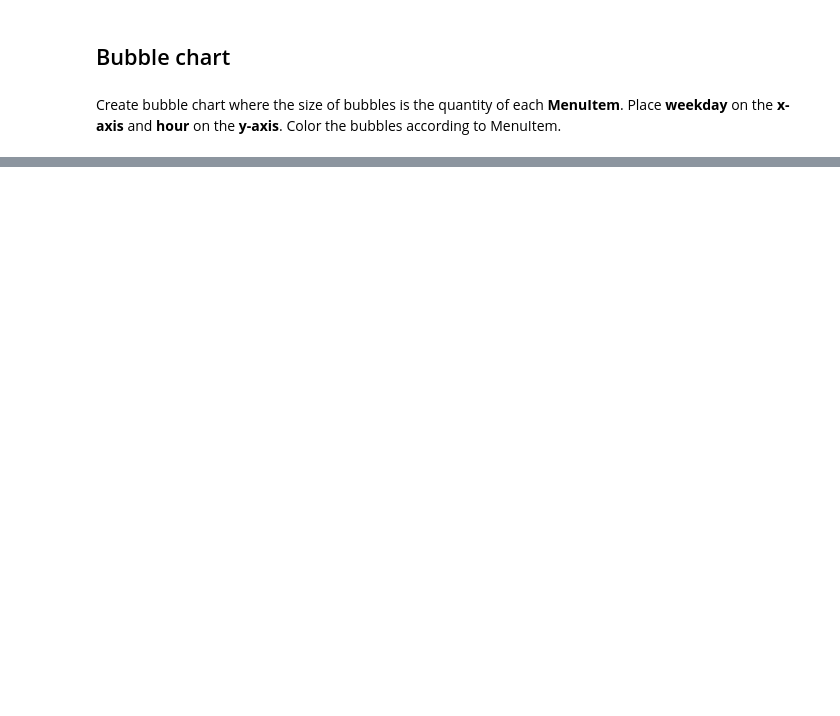
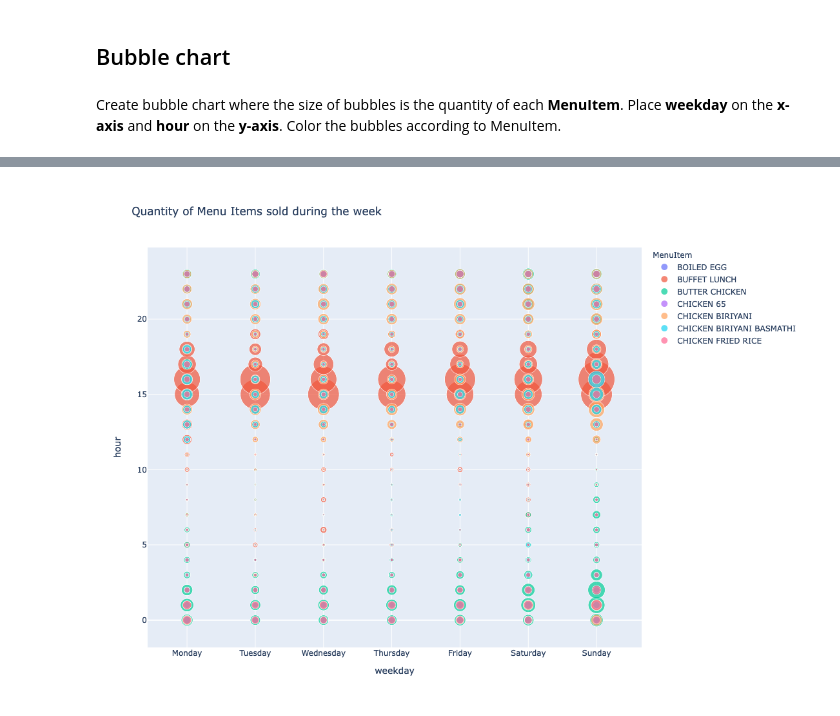
Before and after one commit to ryan-ferns/DS_auticon_dataviz, a Jupyter notebook: plotly_advanced_exercise.ipynb, the cells around one changed output, grey strips where cells are left out. Cells and saved outputs as stored; diff of their text form; code cells hidden in the pictures; blank space fills up the shorter version.

```diff
--- a/plotly_advanced_exercise.ipynb
+++ b/plotly_advanced_exercise.ipynb
@@ -26,0 +396,3 @@ Place **weekday** on the **x-axis** and **hour** on the **y-axis**. Color the bu
+# %%
+df_bc = df_1.groupby(['MenuItem', 'weekday', 'hour'], as_index=False).sum()
+df_bc.head(10)
@@ -26,0 +455,2 @@ Place **weekday** on the **x-axis** and **hour** on the **y-axis**. Color the bu
+# %%
+df_bc['Qty'].fillna(0, inplace=True)
@@ -26,0 +477,12 @@ Place **weekday** on the **x-axis** and **hour** on the **y-axis**. Color the bu
+# %%
+import plotly.express as px
+
+
+fig = px.scatter(df_bc, x = "weekday", y = "hour", size="Qty",
+                 color="MenuItem", size_max = 40,
+                title = "Quantity of Menu Items sold during the week",
+                width = 800, height = 800
+                )
+fig.show()
+# %% [output]
+[figure, added]
```
Also changed, not shown: parts of 48 cells of this notebook.
